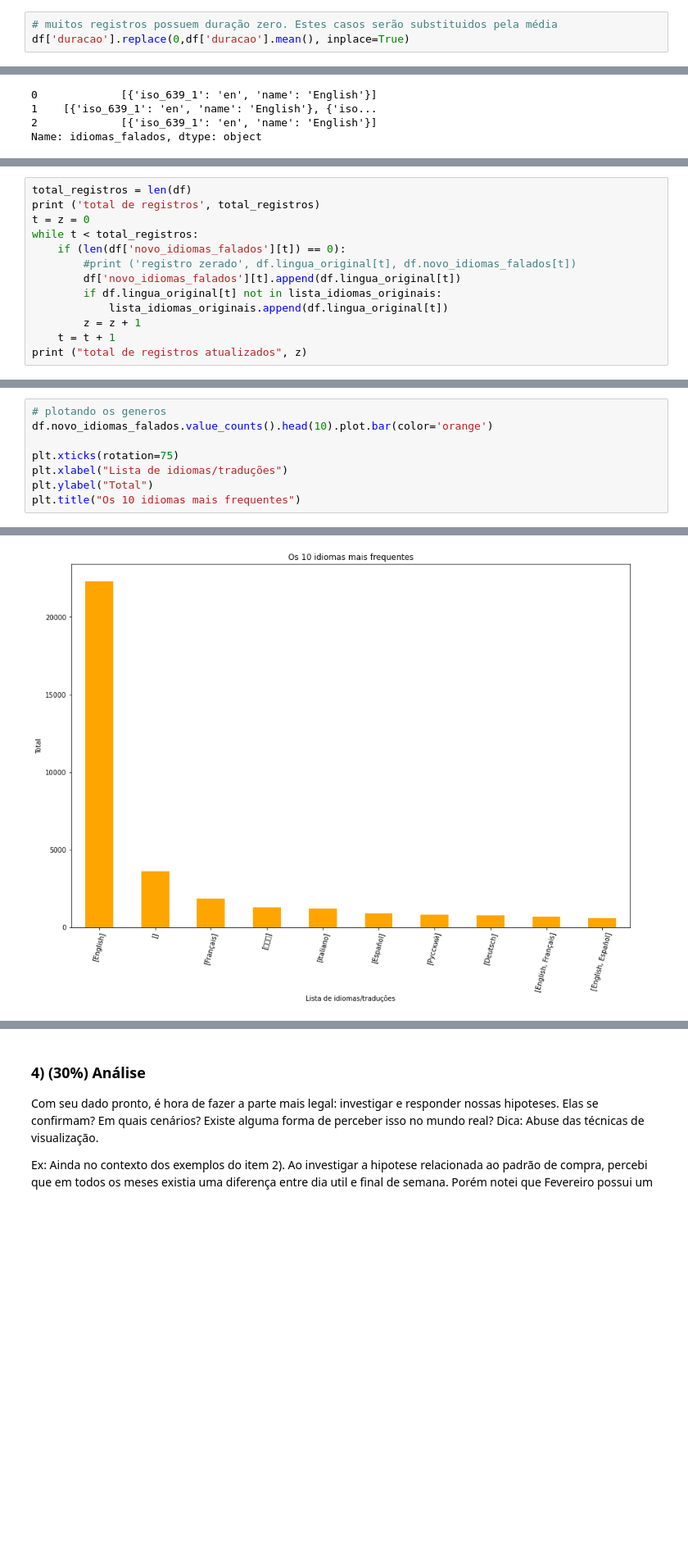
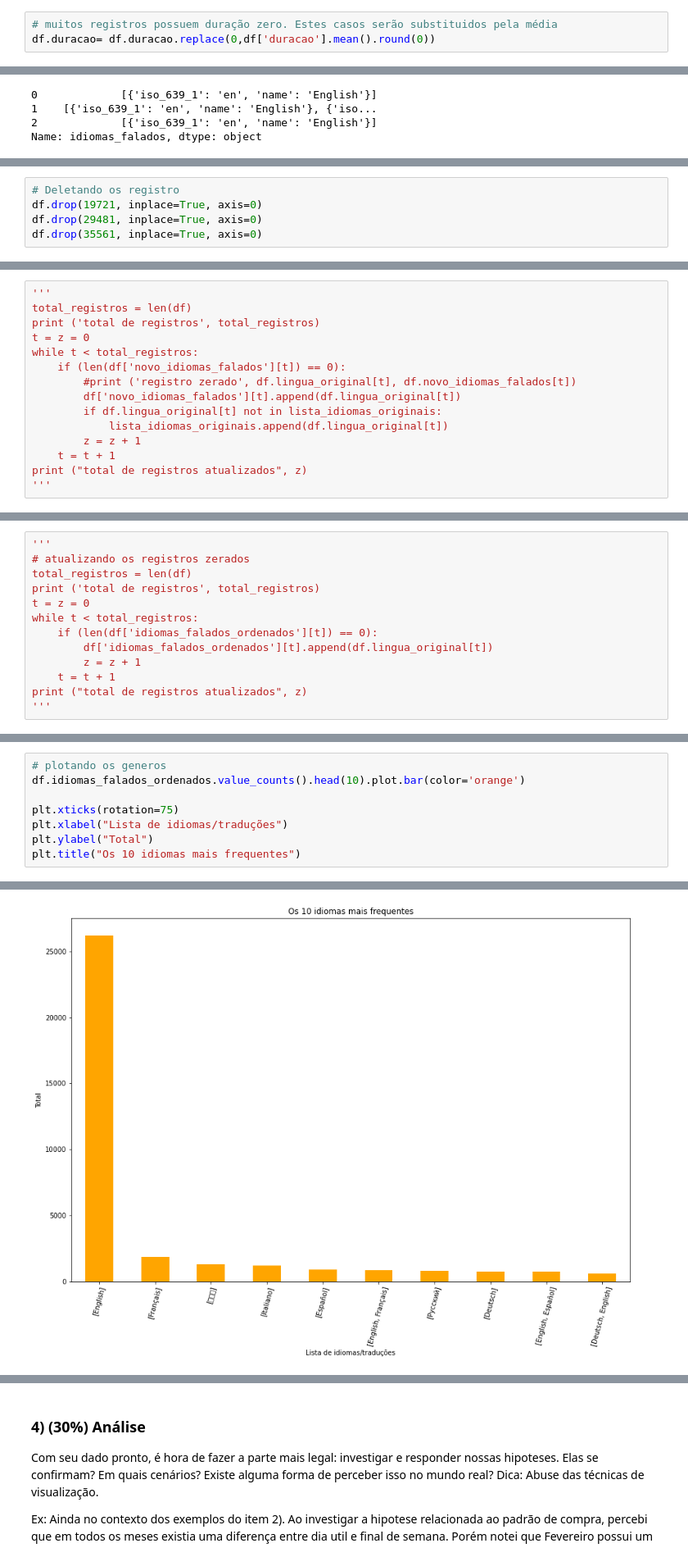
Before and after one commit to hericax/Pos, a Jupyter notebook: projeto_3/aed_projeto_3.ipynb, the cells around one changed output, grey strips where cells are left out. Shown: that part at 82% size. Drawn from its saved outputs; the diff is of its cells as text; blank space fills up the shorter version.

```diff
--- a/projeto_3/aed_projeto_3.ipynb
+++ b/projeto_3/aed_projeto_3.ipynb
@@ -1315,6 +1505,6 @@ dtype: int64
 # %%
 # muitos registros possuem duração zero. Estes casos serão substituidos pela média
-df['duracao'].replace(0,df['duracao'].mean(), inplace=True)
+df.duracao= df.duracao.replace(0,df['duracao'].mean().round(0))
 # %%
 # verificando o impacto da atualização dos valores zerados de duração
 df.groupby(by='duracao').size().sort_values(ascending = False).head(10)
@@ -1364,0 +1568,5 @@ Name: idiomas_falados, dtype: object
+# %%
+# Deletando os registro
+df.drop(19721, inplace=True, axis=0)
+df.drop(29481, inplace=True, axis=0)
+df.drop(35561, inplace=True, axis=0)
@@ -1383,0 +1632,15 @@ df[["novo_idiomas_falados", "idiomas_falados", "titulo_original"]].head(3)
+# %%
+'''
+total_registros = len(df)
+print ('total de registros', total_registros)
+t = z = 0
+while t < total_registros:
+    if (len(df['novo_idiomas_falados'][t]) == 0):
+        #print ('registro zerado', df.lingua_original[t], df.novo_idiomas_falados[t])
+        df['novo_idiomas_falados'][t].append(df.lingua_original[t])
+        if df.lingua_original[t] not in lista_idiomas_originais:
+            lista_idiomas_originais.append(df.lingua_original[t])
+        z = z + 1
+    t = t + 1
+print ("total de registros atualizados", z)
+'''
@@ -1401,14 +1668,14 @@ Conforme observado acima, há 777 registros sem idioma/tradução. Para cada um
 # %%
+'''
+# atualizando os registros zerados
 total_registros = len(df)
 print ('total de registros', total_registros)
 t = z = 0
 while t < total_registros:
-    if (len(df['novo_idiomas_falados'][t]) == 0):
-        #print ('registro zerado', df.lingua_original[t], df.novo_idiomas_falados[t])
-        df['novo_idiomas_falados'][t].append(df.lingua_original[t])
-        if df.lingua_original[t] not in lista_idiomas_originais:
-            lista_idiomas_originais.append(df.lingua_original[t])
+    if (len(df['idiomas_falados_ordenados'][t]) == 0):
+        df['idiomas_falados_ordenados'][t].append(df.lingua_original[t])
         z = z + 1
     t = t + 1
 print ("total de registros atualizados", z)
+'''
 # %% [output]
@@ -1438,11 +1705,11 @@ Name: novo_idiomas_falados, dtype: int64
 # %%
 # plotando os generos
-df.novo_idiomas_falados.value_counts().head(10).plot.bar(color='orange')
+df.idiomas_falados_ordenados.value_counts().head(10).plot.bar(color='orange')
 
 plt.xticks(rotation=75)
 plt.xlabel("Lista de idiomas/traduções")
 plt.ylabel("Total")
 plt.title("Os 10 idiomas mais frequentes")
 # %% [output]
 Text(0.5, 1.0, 'Os 10 idiomas mais frequentes')
-[figure, old version]
+[figure, new version]
```
Also changed, not shown: parts of 135 cells of this notebook.
